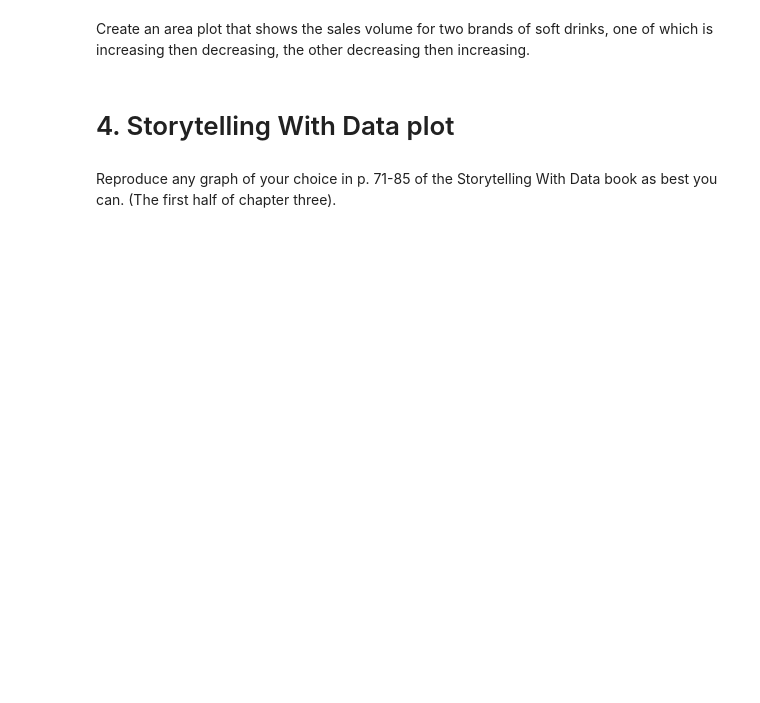
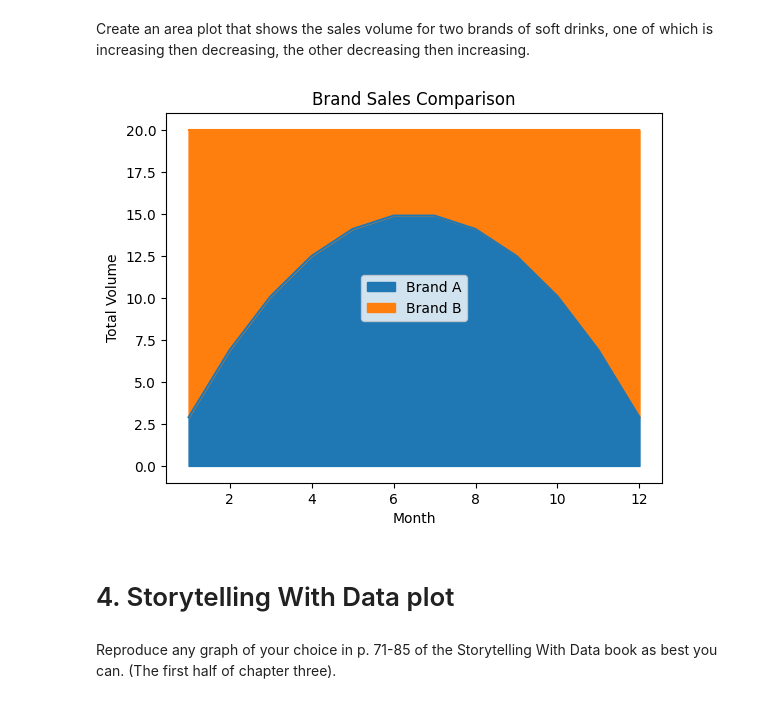
Before and after one commit to akamatt1/OMDS-ModB2-WeeklyAssignments, a Jupyter notebook: OMDS-ModB2-Week5-Affum-Matt.ipynb, the cells around one changed output. Cells and saved outputs as stored; diff of their text form; code cells hidden in the pictures; blank space fills up the shorter version.

```diff
--- a/OMDS-ModB2-Week5-Affum-Matt.ipynb
+++ b/OMDS-ModB2-Week5-Affum-Matt.ipynb
@@ -190,5 +229,16 @@ Create a line plot that shows a sales volume of soft drinks that decreases, then
 # %% [markdown]
 Create an area plot that shows the sales volume for two brands of soft drinks, one of which is increasing then decreasing, the other decreasing then increasing.
+# %%
+# Brand A: Increasing then Decreasing (Inverted U)
+brand_a = 15 - 0.4 * (months - 6.5)**2
+# Brand B: Decreasing then Increasing (U-Shape)
+brand_b = 0.4 * (months - 6.5)**2 + 5
+
+df_area = pd.DataFrame({'Brand A': brand_a, 'Brand B': brand_b}, index=months)
+df_area.plot.area(title="Brand Sales Comparison", xlabel="Month", ylabel="Total Volume")
+plt.show()
+# %% [output]
+[figure, added]
 # %% [markdown]
 # 4. Storytelling With Data plot
 # %% [markdown]
```
Also changed, not shown: parts of 12 cells of this notebook.
